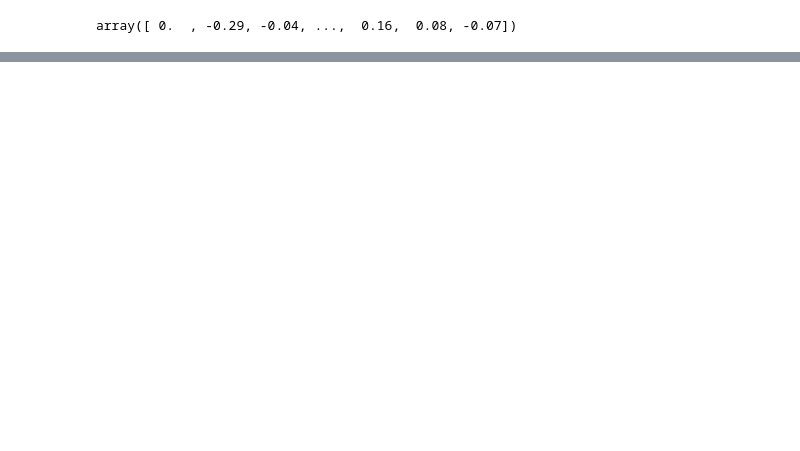
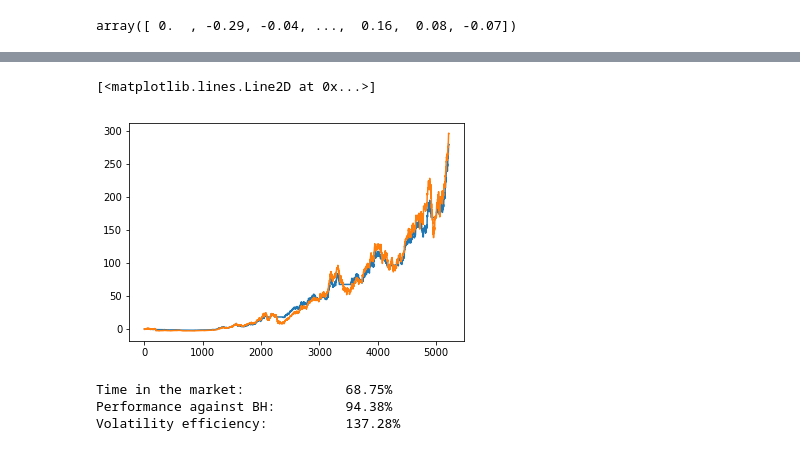
Before and after one commit to longtailfinancial/AlphaEngine, a Jupyter notebook: stu_scratch/Formalize.ipynb, the cells around one changed output, grey strips where cells are left out. Saved outputs shown, nothing was run; the diff lists cells and outputs as text; code cells hidden in the pictures; blank space fills up the shorter version.

```diff
--- a/stu_scratch/Formalize.ipynb
+++ b/stu_scratch/Formalize.ipynb
@@ -134,0 +143,6 @@ plt.plot(mc.T)
+# %%
+plt.plot(np.cumsum(performance))
+plt.plot(np.cumsum(aapl['forward_returns']))
+# %% [output]
+[<matplotlib.lines.Line2D at 0x...>]
+[figure, added]
@@ -134,0 +156,8 @@ plt.plot(mc.T)
+# %%
+print(f'Time in the market: \t\t{time_in_market*100:.2f}%')
+print(f'Performance against BH: \t{strat_v_bh*100:.2f}%')
+print(f'Volatility efficiency: \t\t{(strat_v_bh / time_in_market)*100:.2f}%')
+# %% [output]
+Time in the market:             68.75%
+Performance against BH:         94.38%
+Volatility efficiency:          137.28%
```
Also changed, not shown: parts of 33 cells of this notebook, 2 other files.
